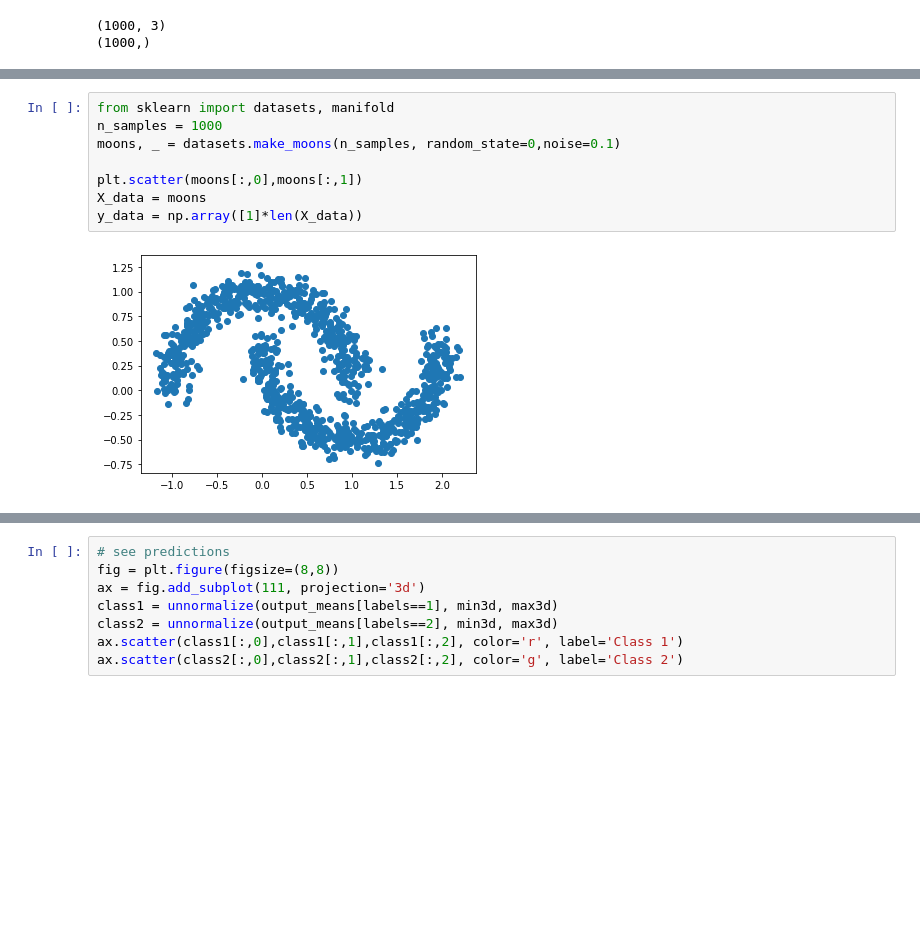
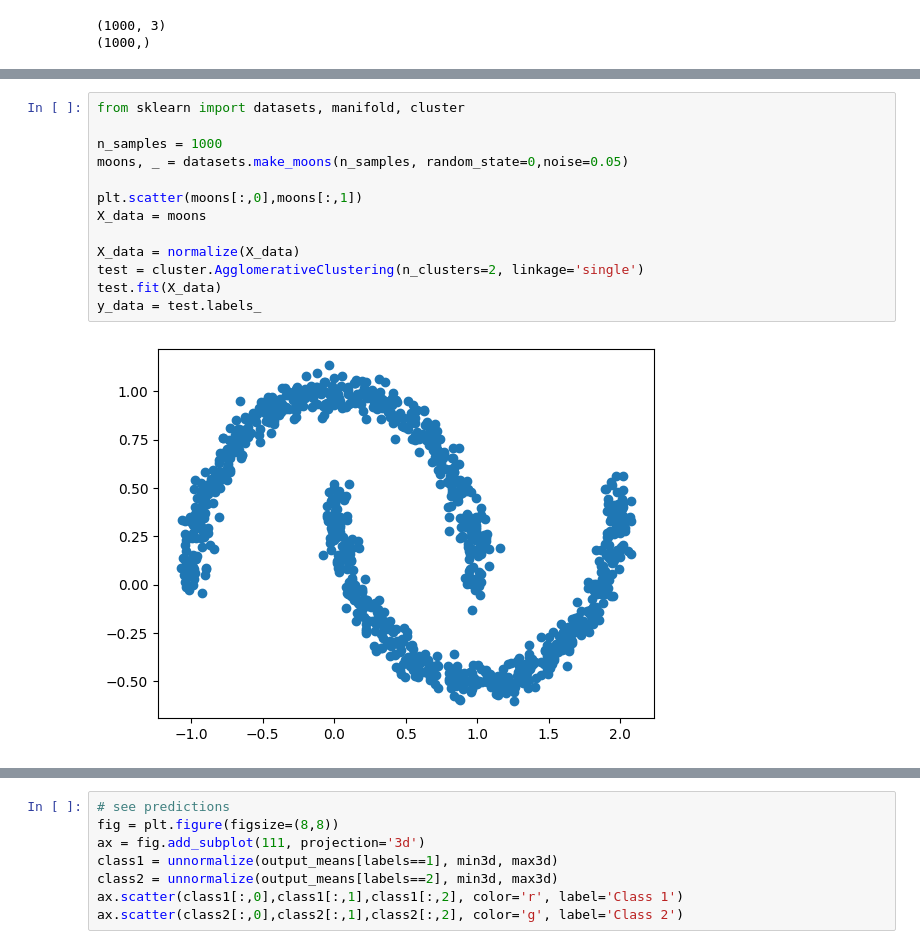
Before and after one commit to Clement-W/latent_space_oddity_MVA, a Jupyter notebook: simpler_dataset.ipynb, the cells around one changed output, grey strips where cells are left out. Saved outputs shown, nothing was run; the diff lists cells and outputs as text; blank space fills up the shorter version.

Commit message:
Updating and fixing issues for artificial datasets

```diff
--- a/simpler_dataset.ipynb
+++ b/simpler_dataset.ipynb
@@ -212,13 +222,18 @@ print(y_data.shape)
 # %%
-from sklearn import datasets, manifold
+from sklearn import datasets, manifold, cluster
+
 n_samples = 1000
-moons, _ = datasets.make_moons(n_samples, random_state=0,noise=0.1)
+moons, _ = datasets.make_moons(n_samples, random_state=0,noise=0.05)
 
 plt.scatter(moons[:,0],moons[:,1])
 X_data = moons
-y_data = np.array([1]*len(X_data))
+
+X_data = normalize(X_data)
+test = cluster.AgglomerativeClustering(n_clusters=2, linkage='single')
+test.fit(X_data)
+y_data = test.labels_
 # %% [output]
-[figure, old version]
+[figure, new version]
 # %%
 # # initiliiaz min3d
 # min3d = np.array([X_data[:,0].min(), X_data[:,1].min(), X_data[:,2].min()])
```
Also changed, not shown: parts of 16 cells of this notebook, 1 other file.
